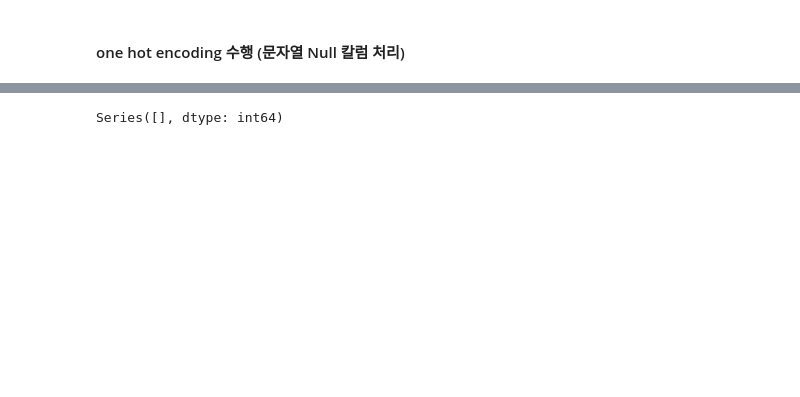
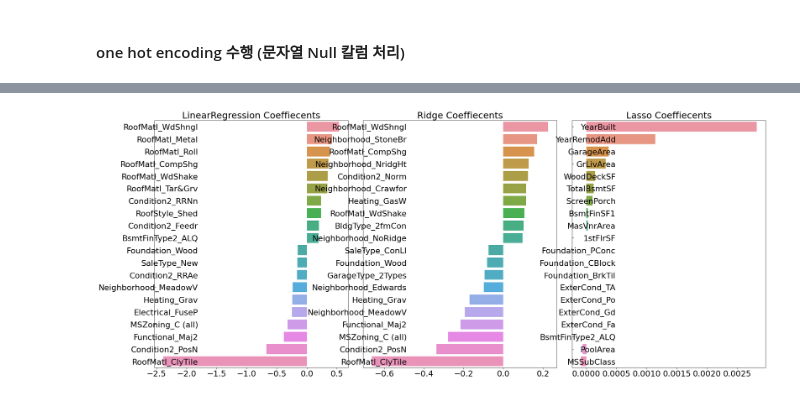
Before and after one commit to sysiphe0/kaggle, a Jupyter notebook: kaggle_house_prices.ipynb, the cells around one changed output, grey strips where cells are left out. Cells and saved outputs as stored; diff of their text form; code cells hidden in the pictures; blank space fills up the shorter version.

```diff
--- a/kaggle_house_prices.ipynb
+++ b/kaggle_house_prices.ipynb
@@ -127,5 +111,0 @@ get_dummies() 수행 후 데이터 Shape: (1460, 271)
-# %%
-def get_rmse(model):
-  pred = model.predict
-# %% [output]
-Series([], dtype: int64)
@@ -131,0 +145,31 @@ Series([], dtype: int64)
+# %%
+def get_top_bottom_coef(model, n=10):
+  # coef_ 속성을 기반을 Series 객체를 생성. index는 칼럼명.
+  coef = pd.Series(model.coef_, index=X_features.columns)
+
+  # + 상위 10개, - 하위 10개의 회귀 계수를 추출해 반환.
+  coef_high = coef.sort_values(ascending=False).head(n)
+  coef_low = coef.sort_values(ascending=False).tail(n)
+  return coef_high, coef_low
+# %%
+def visualize_coefficient(models):
+  # 3개 회귀 모델의 시각화를 위해 3개의 칼럼을 가지는 subplot 생성
+  fig, axs = plt.subplots(figsize=(24, 10), nrows=1, ncols=3)
+  fig.tight_layout()
+  # 입력 인자로 받은 list 객체인 models에서 차례로 model을 추출해 회귀 계수 시각화
+  for i_num, model in enumerate(models):
+    # 상위 10개, 하위 10개 회귀 계수를 구하고, 이를 판다스 concat으로 결합
+    coef_high, coef_low = get_top_bottom_coef(model)
+    coef_concat = pd.concat([coef_high, coef_low])
+    # ax subplot에 barchar로 표현. 한 화면에 표현하기 위해 tick label 위치와 font 크리 조정.
+    axs[i_num].set_title(model.__class__.__name__+' Coeffiecents', size=25)
+    axs[i_num].tick_params(axis="y", direction="in", pad=-120)
+    for label in (axs[i_num].get_xticklabels() + axs[i_num].get_yticklabels()):
+      label.set_fontsize(22)
+    sns.barplot(x=coef_concat.values, y = coef_concat.index, ax=axs[i_num])
+# %%
+# 앞 예제에서 학습한 lr_reg, ridge_reg, lasso_reg 모델의 회귀 계수 시각화
+models = [lr_reg, ridge_reg, lasso_reg]
+visualize_coefficient(models)
+# %% [output]
+[figure, added]
```
Also changed, not shown: parts of 12 cells of this notebook.
